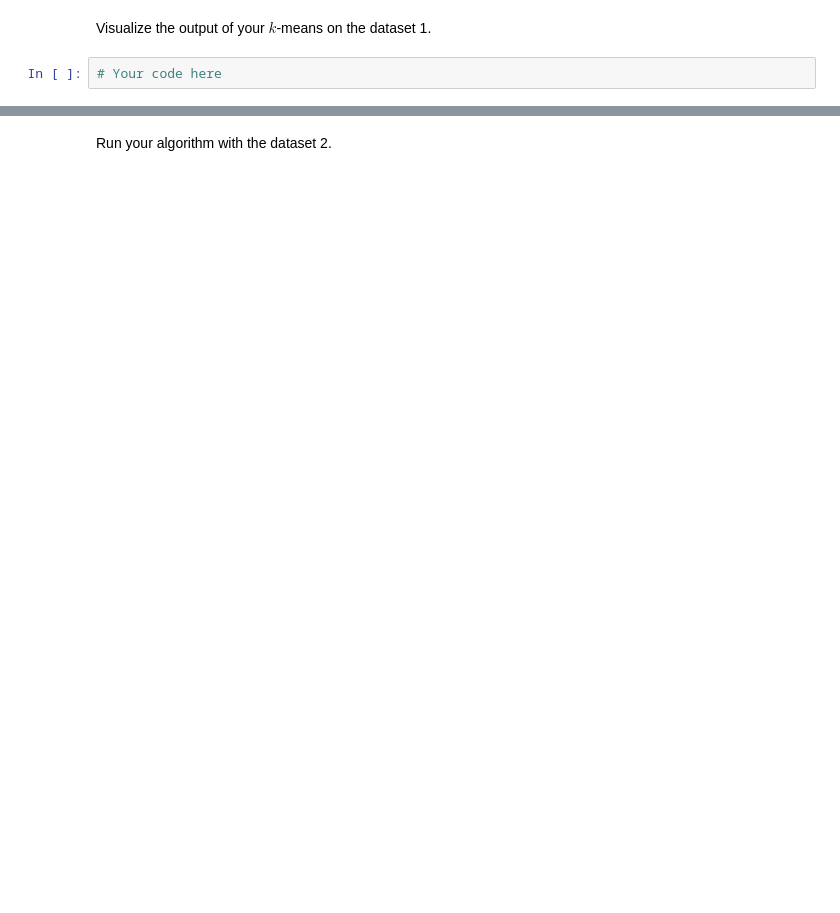
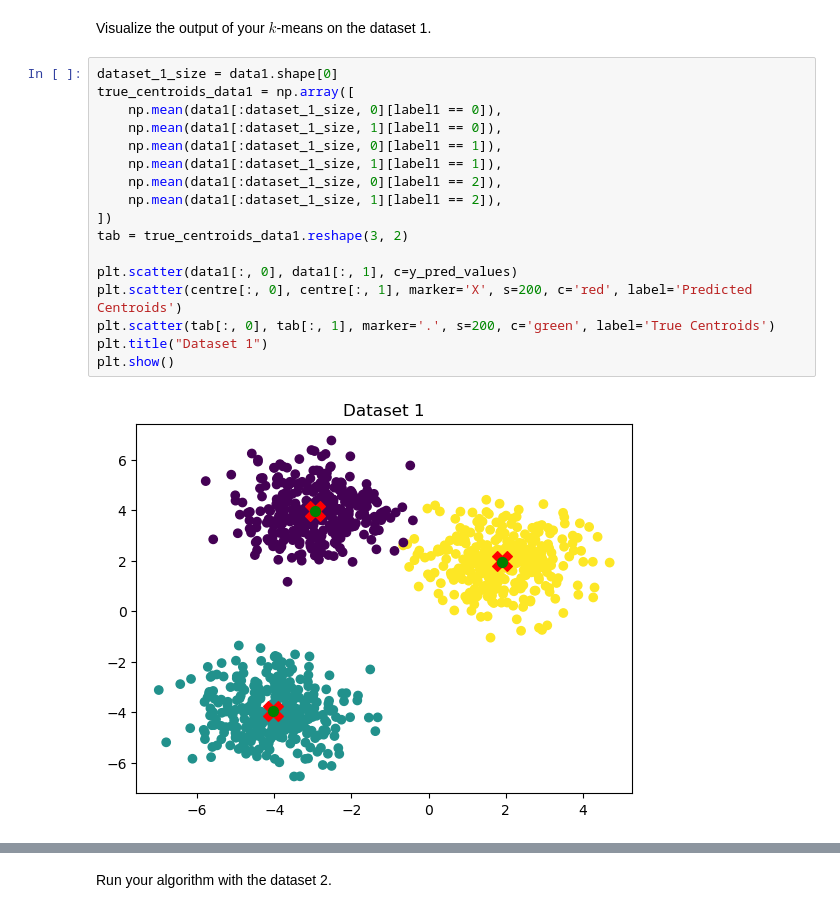
Before and after one commit to bastienvty/mse_machle, a Jupyter notebook: pw08/ex1-3-clustering-stud.ipynb, the cells around one changed output, grey strips where cells are left out. Drawn from its saved outputs; the diff is of its cells as text; blank space fills up the shorter version.

```diff
--- a/pw08/ex1-3-clustering-stud.ipynb
+++ b/pw08/ex1-3-clustering-stud.ipynb
@@ -75,4 +104,21 @@ Visualize your convergence criteria over the epochs using the dataset 1.
 # %% [markdown]
 Visualize the output of your $k$-means on the dataset 1.
 # %%
-# Your code here
+dataset_1_size = data1.shape[0]
+true_centroids_data1 = np.array([
+    np.mean(data1[:dataset_1_size, 0][label1 == 0]),
+    np.mean(data1[:dataset_1_size, 1][label1 == 0]),
+    np.mean(data1[:dataset_1_size, 0][label1 == 1]),
+    np.mean(data1[:dataset_1_size, 1][label1 == 1]),
+    np.mean(data1[:dataset_1_size, 0][label1 == 2]),
+    np.mean(data1[:dataset_1_size, 1][label1 == 2]),
+])
+tab = true_centroids_data1.reshape(3, 2)
+
+plt.scatter(data1[:, 0], data1[:, 1], c=y_pred_values)
+plt.scatter(centre[:, 0], centre[:, 1], marker='X', s=200, c='red', label='Predicted Centroids')
+plt.scatter(tab[:, 0], tab[:, 1], marker='.', s=200, c='green', label='True Centroids')
+plt.title("Dataset 1")
+plt.show()
+# %% [output]
+[figure, added]
```
Also changed, not shown: parts of 21 cells of this notebook.
